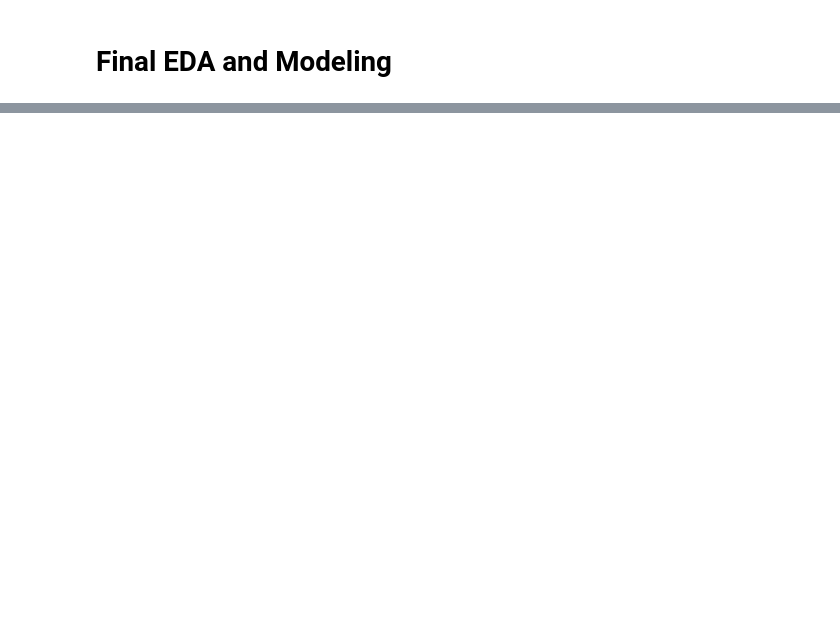
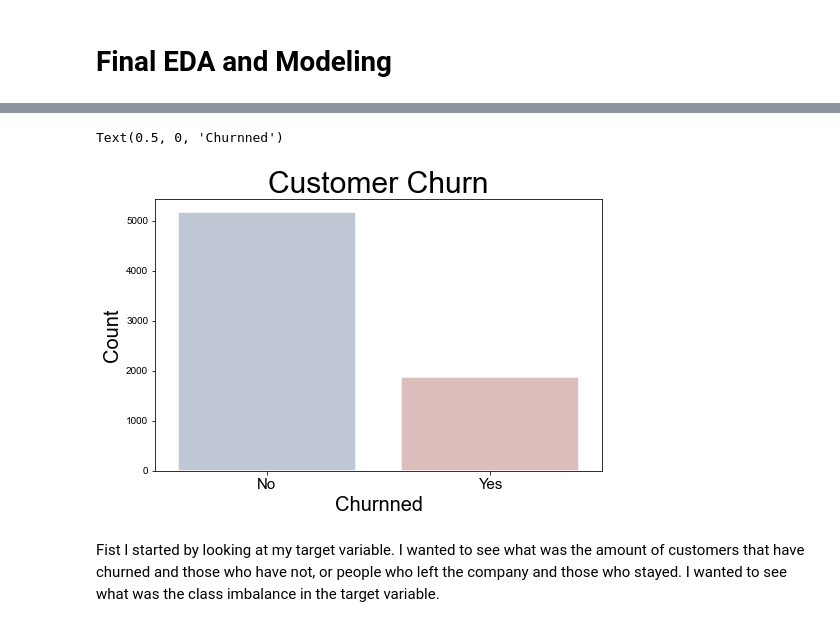
Before and after one commit to carlosiruiz/Customer_Churn_Prediction, a Jupyter notebook: Main Notebook.ipynb, the cells around one changed output, grey strips where cells are left out. Cells and saved outputs as stored; diff of their text form; code cells hidden in the pictures; blank space fills up the shorter version.

```diff
--- a/Main Notebook.ipynb
+++ b/Main Notebook.ipynb
@@ -47,3 +68,17 @@ remove_dups(remove_dup,customer_df)
 # %%
 #Dropping Redundant columns
 customer_df.drop(["lat_long","customerid","churn_label","count","countr","state","quarter",],axis=1,inplace=True)
+# %%
+fig, ax = plt.subplots(figsize=(8,5))
+a=customer_df["churn_value"].value_counts()
+sns.set('talk')
+ax=sns.barplot(x=a.index,y=a.values,palette="vlag",ci=None)
+ax.set_xticklabels(["No","Yes"],rotation=0,fontsize=15)
+ax.set_title("Customer Churn",fontsize=30)
+ax.set_ylabel("Count",fontsize=20)
+ax.set_xlabel("Churnned",fontsize=20)
+# %% [output]
+Text(0.5, 0, 'Churnned')
+[figure, added]
+# %% [markdown]
+Fist I started by looking at my target variable. I wanted to see what was the amount of customers that have churned and those who have not, or people who left the company and those who stayed. I wanted to see what was the class imbalance in the target variable.
```
Also changed, not shown: parts of 39 cells of this notebook, 5 other files.
